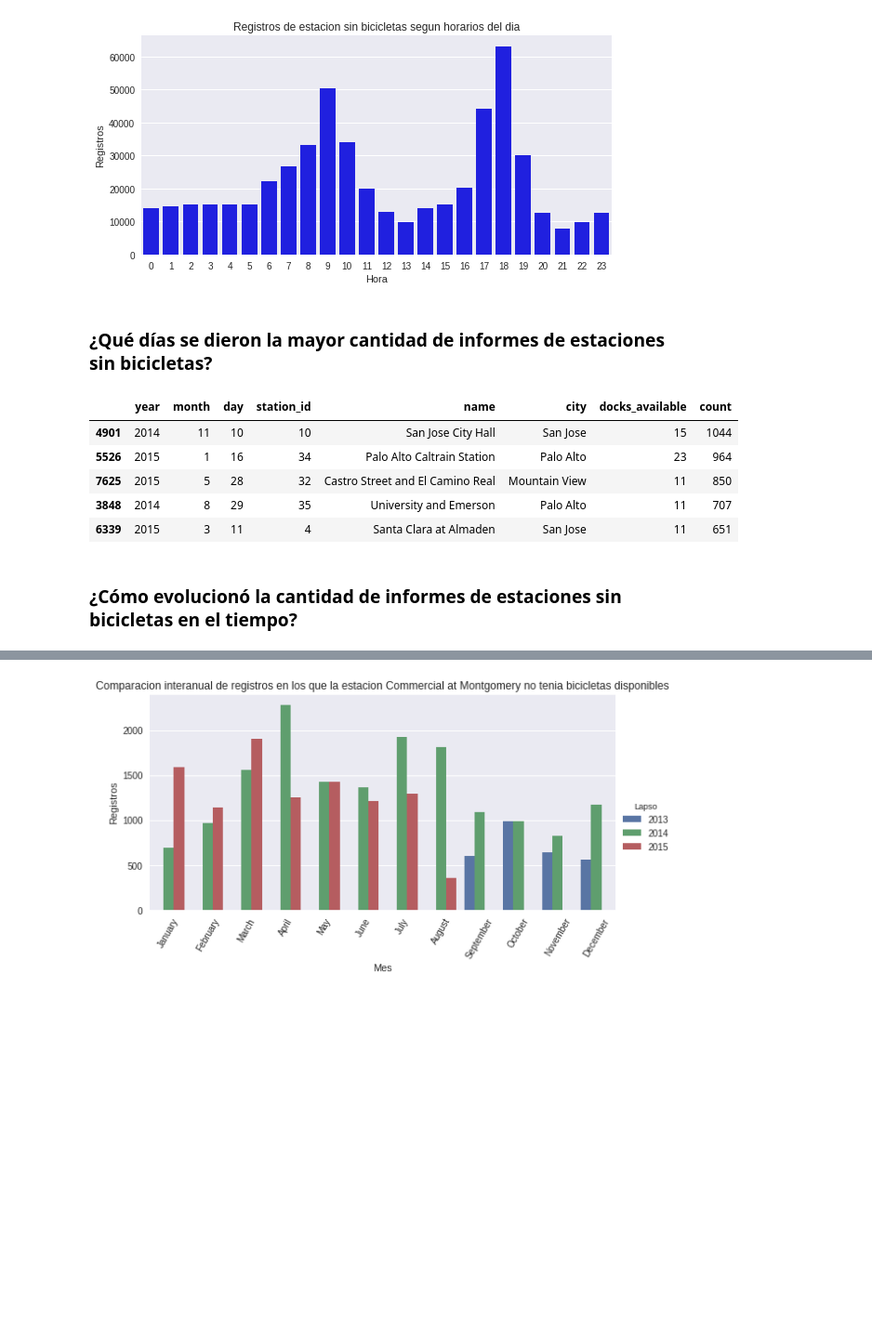
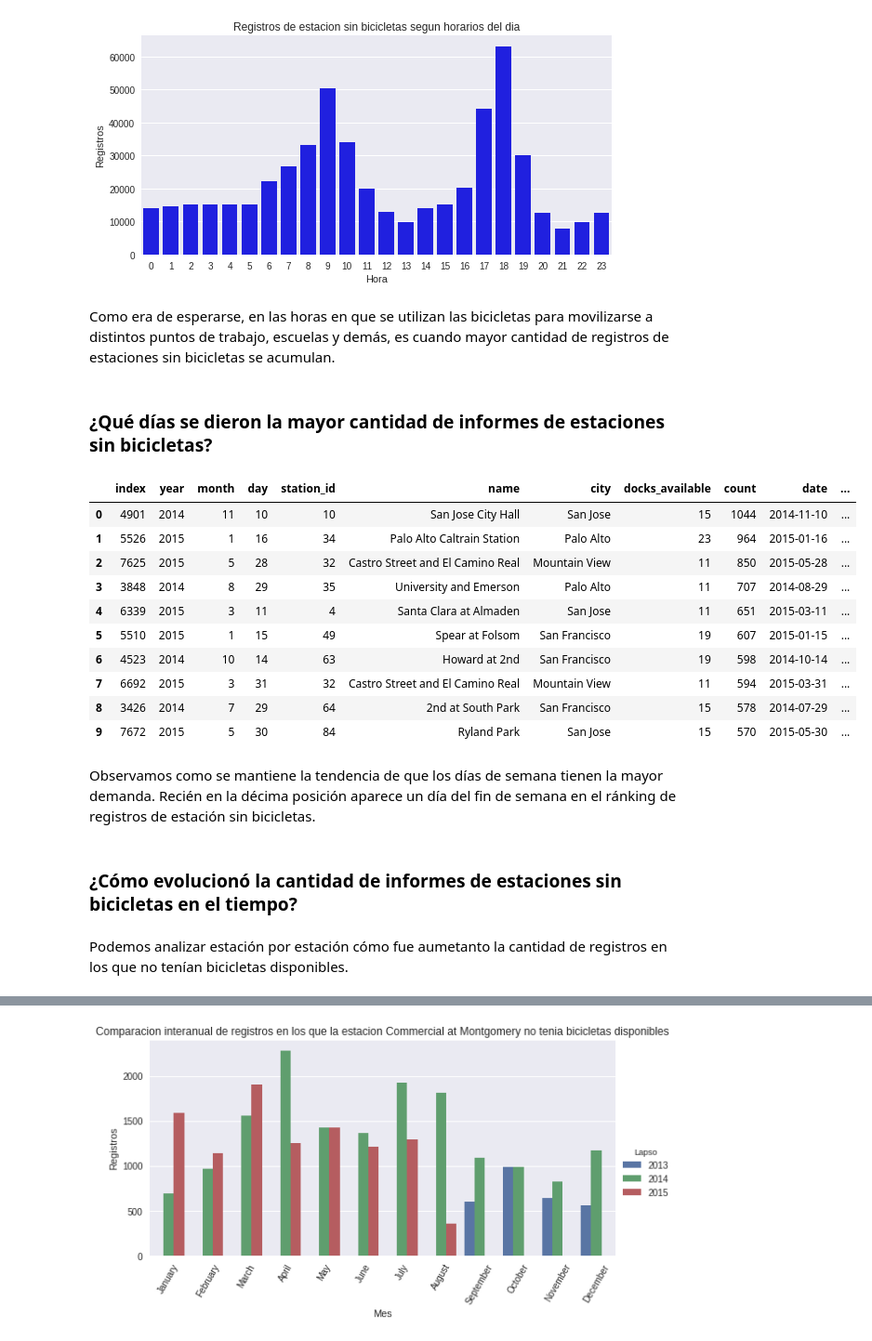
Before and after one commit to mreverter/datos-tp, a Jupyter notebook: TP1-Analisis Exploratorio.ipynb, the cells around one changed output, grey strips where cells are left out. Shown: that part at 93% size. Saved outputs shown, nothing was run; the diff lists cells and outputs as text; code cells hidden in the pictures; blank space fills up the shorter version.

```diff
--- a/TP1-Analisis Exploratorio.ipynb
+++ b/TP1-Analisis Exploratorio.ipynb
@@ -536,23 +597,36 @@ g.axes.flat[0].set_title('Registros de estacion sin bicicletas segun horarios de
 # %% [output]
 <matplotlib.text.Text at 0x...>
 [figure]
+# %% [markdown]
+Como era de esperarse, en las horas en que se utilizan las bicicletas para movilizarse a distintos puntos de trabajo, escuelas y demás, es cuando mayor cantidad de registros de estaciones sin bicicletas se acumulan.
 # %% [markdown]
 ### ¿Qué días se dieron la mayor cantidad de informes de estaciones sin bicicletas?
 # %%
 emptyPerDay = emptyStationDf.groupby(['year', 'month', 'day', 'station_id', 'name', 'city', 'docks_available']).size()
 emptyPerDay.name = 'count'
 emptyPerDay = emptyPerDay.reset_index()
+emptyPerDay['date'] = emptyPerDay.apply(lambda x: date(x.year, x.month, x.day), axis=1)
+emptyPerDay['day_name'] = emptyPerDay['date'].apply(lambda x: x.strftime('%A'))
 emptyPerDay.sort_values(by='count', ascending=False, inplace=True)
-emptyPerDay.head(5)
+emptyPerDay.head(10).reset_index()
 # %% [output]
-|  | year | month | day | station_id | name | city | docks_available | count |
-| 4901 | 2014 | 11 | 10 | 10 | San Jose City Hall | San Jose | 15 | 1044 |
-| 5526 | 2015 | 1 | 16 | 34 | Palo Alto Caltrain Station | Palo Alto | 23 | 964 |
-| 7625 | 2015 | 5 | 28 | 32 | Castro Street and El Camino Real | Mountain View | 11 | 850 |
-| 3848 | 2014 | 8 | 29 | 35 | University and Emerson | Palo Alto | 11 | 707 |
-| 6339 | 2015 | 3 | 11 | 4 | Santa Clara at Almaden | San Jose | 11 | 651 |
+|  | index | year | month | day | station_id | name | city | docks_available | count | date | ... |
+| 0 | 4901 | 2014 | 11 | 10 | 10 | San Jose City Hall | San Jose | 15 | 1044 | 2014-11-10 | ... |
+| 1 | 5526 | 2015 | 1 | 16 | 34 | Palo Alto Caltrain Station | Palo Alto | 23 | 964 | 2015-01-16 | ... |
+| 2 | 7625 | 2015 | 5 | 28 | 32 | Castro Street and El Camino Real | Mountain View | 11 | 850 | 2015-05-28 | ... |
+| 3 | 3848 | 2014 | 8 | 29 | 35 | University and Emerson | Palo Alto | 11 | 707 | 2014-08-29 | ... |
+| 4 | 6339 | 2015 | 3 | 11 | 4 | Santa Clara at Almaden | San Jose | 11 | 651 | 2015-03-11 | ... |
+| 5 | 5510 | 2015 | 1 | 15 | 49 | Spear at Folsom | San Francisco | 19 | 607 | 2015-01-15 | ... |
+| 6 | 4523 | 2014 | 10 | 14 | 63 | Howard at 2nd | San Francisco | 19 | 598 | 2014-10-14 | ... |
+| 7 | 6692 | 2015 | 3 | 31 | 32 | Castro Street and El Camino Real | Mountain View | 11 | 594 | 2015-03-31 | ... |
+| 8 | 3426 | 2014 | 7 | 29 | 64 | 2nd at South Park | San Francisco | 15 | 578 | 2014-07-29 | ... |
+| 9 | 7672 | 2015 | 5 | 30 | 84 | Ryland Park | San Jose | 15 | 570 | 2015-05-30 | ... |
+# %% [markdown]
+Observamos como se mantiene la tendencia de que los días de semana tienen la mayor demanda. Recién en la décima posición aparece un día del fin de semana en el ránking de registros de estación sin bicicletas.
 # %% [markdown]
 ### ¿Cómo evolucionó la cantidad de informes de estaciones sin bicicletas en el tiempo?
+# %% [markdown]
+Podemos analizar estación por estación cómo fue aumetanto la cantidad de registros en los que no tenían bicicletas disponibles.
 # %%
 #Defino una función para probar con distintas estaciones fácilmente
 def plotEmptyStationEvents(stationId):
```
Also changed, not shown: parts of 50 cells of this notebook.
